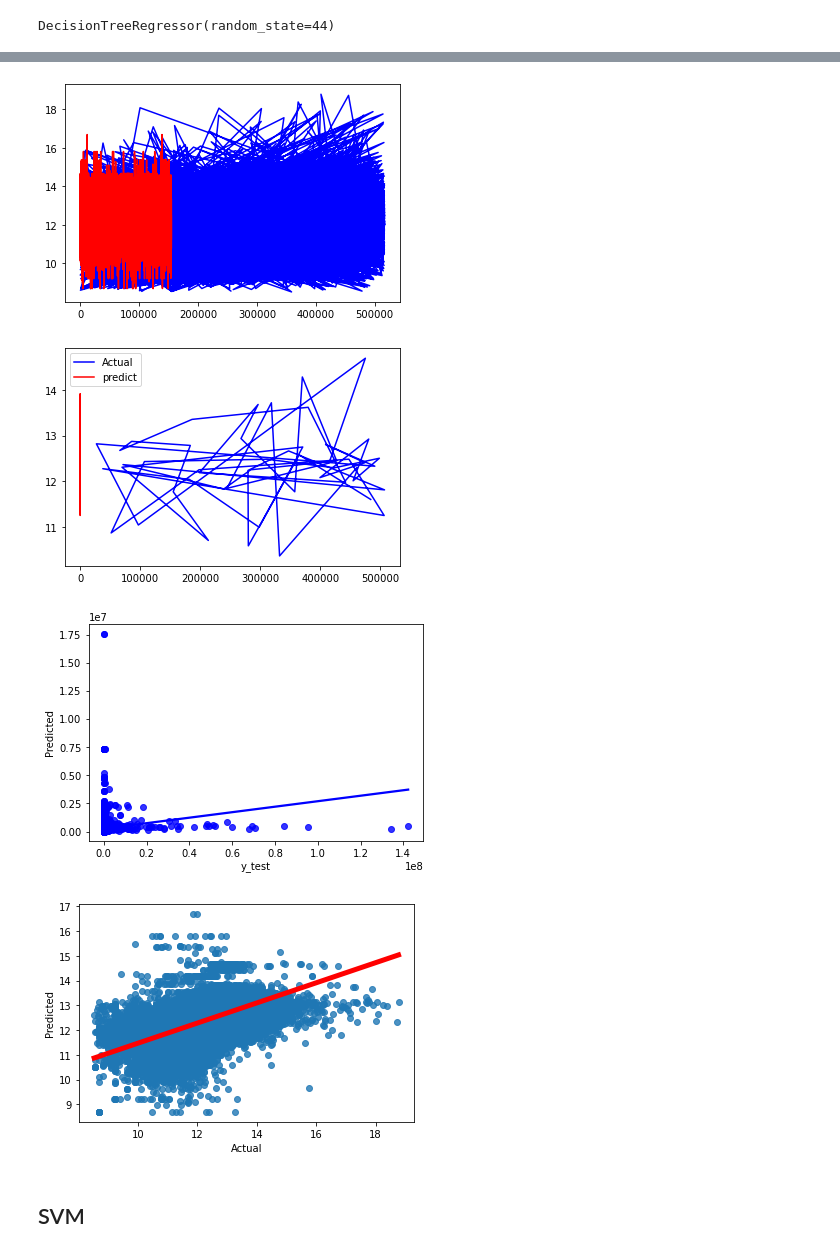
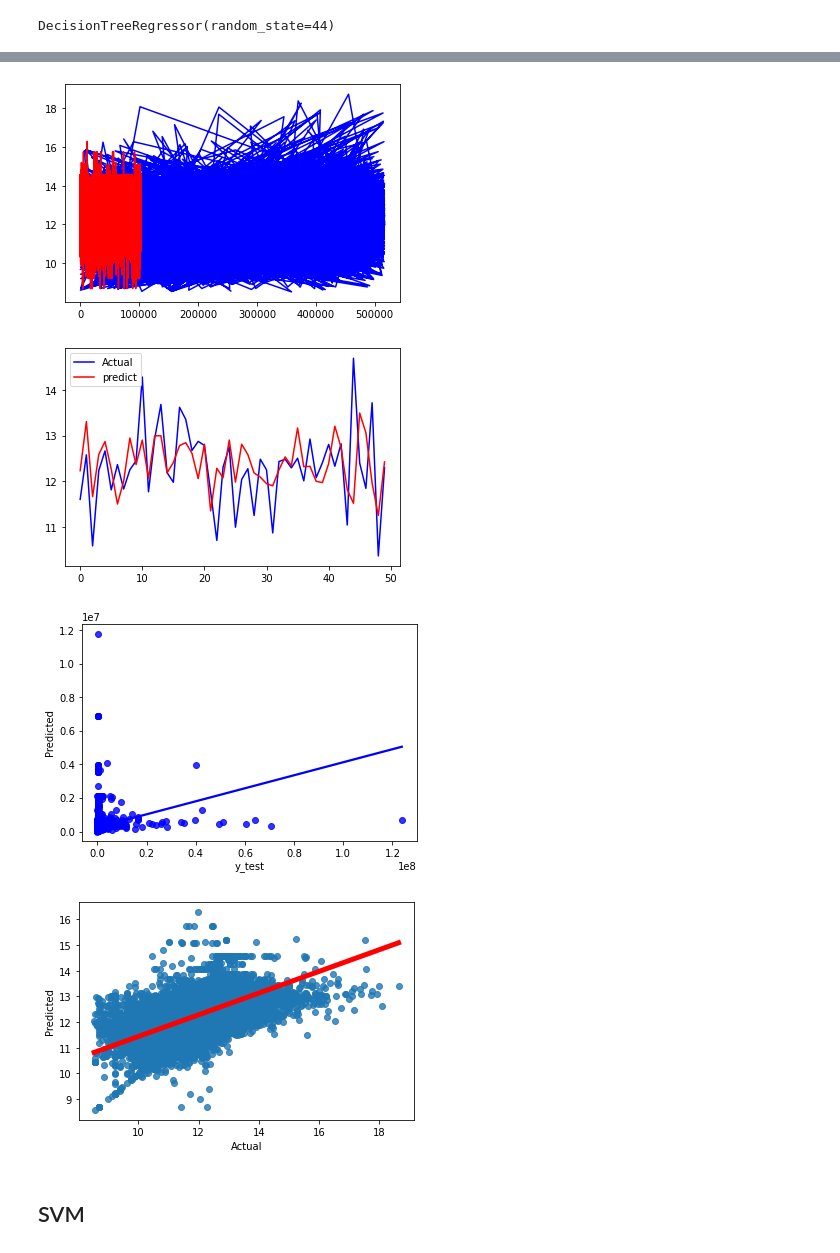
Before and after one commit to ginuvarghese16/Dissertation, a Jupyter notebook: Code/Dissertation.ipynb, the cells around one changed output, grey strips where cells are left out. Cells and saved outputs as stored; diff of their text form; code cells hidden in the pictures.

```diff
--- a/Code/Dissertation.ipynb
+++ b/Code/Dissertation.ipynb
@@ -619,7 +619,7 @@ X = x4.drop(columns = ['date_of_sale','address', 'price','county','FMP','VAT_exc
 y = x4['price']
 # %%
 # train and test splitting
-X_train, X_test, y_train, y_test = train_test_split(X, y, test_size=0.3, random_state=44)
+X_train, X_test, y_train, y_test = train_test_split(X, y, test_size=0.2, random_state=44)
 # %%
 # fitting the model
 model = DecisionTreeRegressor(random_state=44)
@@ -666,5 +666,5 @@ MAE : 137785.41
 # %%
-df_preds_dc = pd.DataFrame({'Actual': y_test.squeeze(), 'Predicted': predictions.squeeze()})
+df_preds_dc = pd.DataFrame({'Actual': y_test, 'Predicted': predictions})
 print(df_preds_dc)
 # %% [output]
         Actual      Predicted
@@ -683,0 +684,3 @@ print(df_preds_dc)
+# %%
+df_preds_dc.reset_index(drop=True, inplace=True)
+df_preds_dc
@@ -686,25 +703,27 @@ plt.plot(np.log(y_test),color='blue')
 plt.plot(np.log(predictions),color='red')
 plt.show()
 # %% [output]
-[figure, old version]
+[figure, new version]
 # %%
 # actual and predicted values plot
-plot_target = y_test[:50]
-plot_ypred = predictions[:50]
+df_first = df_preds_dc.iloc[:50]
+#plot_target = Actual[:50]
+#plot_ypred = Predicted[:50]
 
-plt.plot(np.log(plot_target),color = 'blue',label='Actual')
-plt.plot(np.log(plot_ypred),color = 'red',label='predict')
+plt.plot(np.log(df_first['Actual']),color = 'blue',label='Actual')
+plt.plot(np.log(df_first['Predicted']),color = 'red',label='predict')
+#plt.xscale('log')
 plt.legend()
 plt.show()
 # %% [output]
-[figure, old version]
+[figure, new version]
 # %%
 sns.regplot(x=y_test,y=predictions,ci=None,color ='blue');
 plt.xlabel('y_test')
 plt.ylabel('Predicted')
 plt.show()
 # %% [output]
-[figure, old version]
+[figure, new version]
 # %%
 # regression plot with predicted values
 sns.regplot(np.log(y_test),np.log(predictions),truncate = True,  line_kws={"color": "red","alpha":1,"lw":5})
@@ -712,7 +731,7 @@ plt.xlabel('Actual')
 plt.ylabel('Predicted')
 plt.show()
 # %% [output]
-[figure, old version]
+[figure, new version]
 # %%
 #from sklearn.tree import plot_tree
 #import matplotlib.pyplot as plt
```
Also changed, not shown: parts of 13 cells of this notebook, 1 other file.
